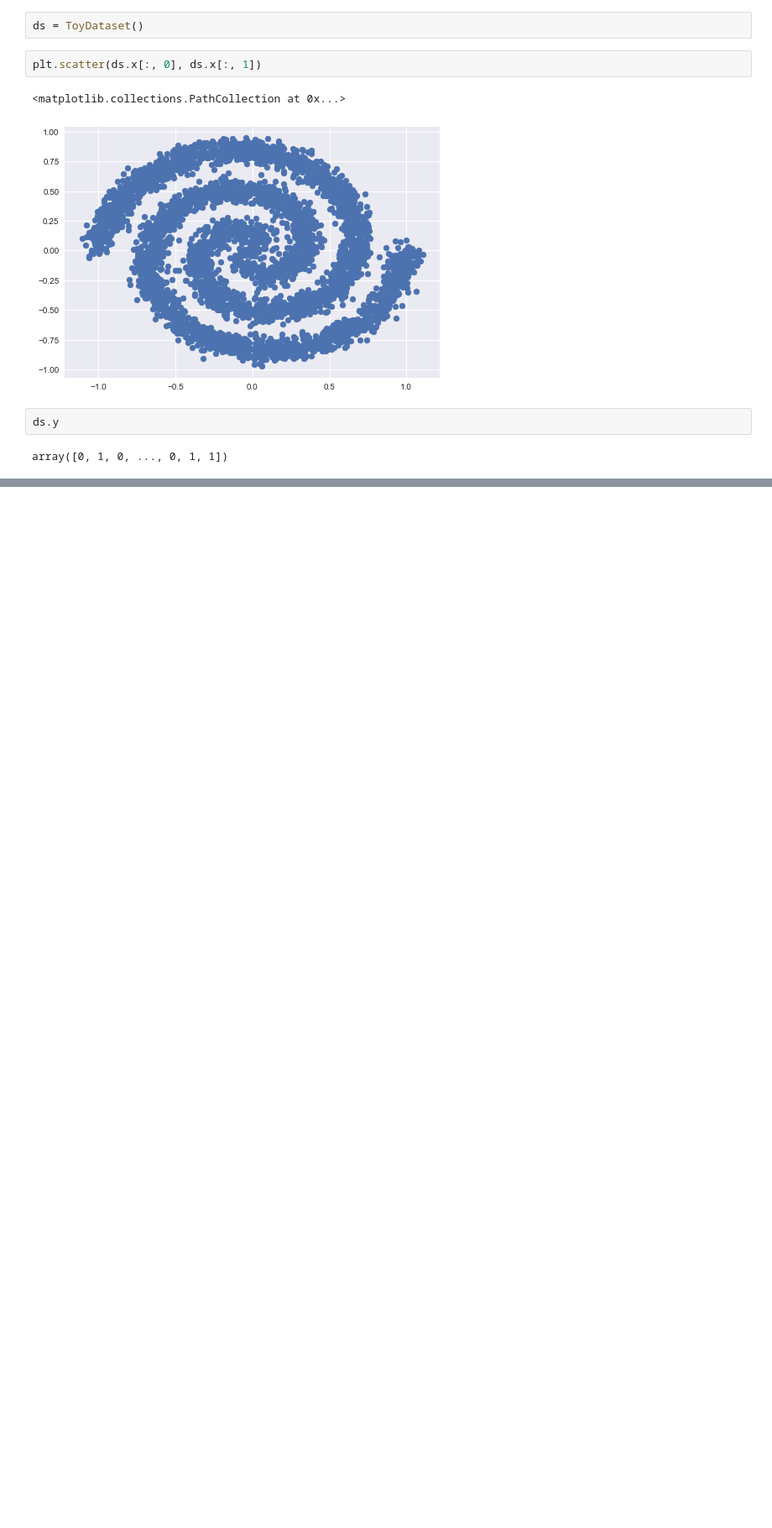
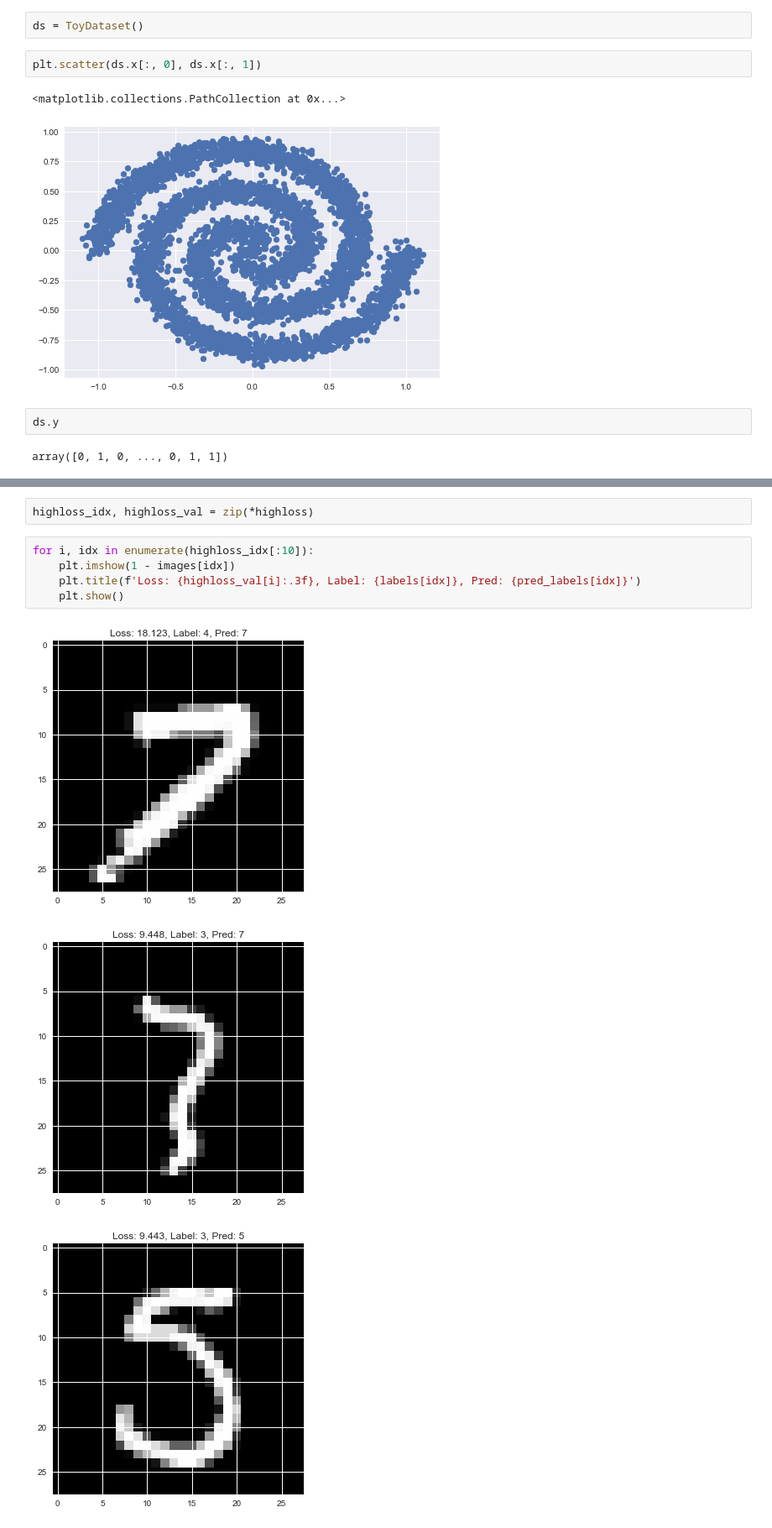
Before and after one commit to gmittal/ai-playground, a Jupyter notebook: nb/scratchpad.ipynb, the cells around one changed output, grey strips where cells are left out. Shown at 84% size. Cells and saved outputs as stored; diff of their text form; blank space fills up the shorter version.

```diff
--- a/nb/scratchpad.ipynb
+++ b/nb/scratchpad.ipynb
@@ -112,0 +169,11 @@ array([0, 1, 0, ..., 0, 1, 1])
+# %%
+highloss_idx, highloss_val = zip(*highloss)
+# %%
+for i, idx in enumerate(highloss_idx[:10]):
+    plt.imshow(1 - images[idx])
+    plt.title(f'Loss: {highloss_val[i]:.3f}, Label: {labels[idx]}, Pred: {pred_labels[idx]}')
+    plt.show()
+# %% [output]
+[figure, added]
+[figure, added]
+[figure, added]
```
Also changed, not shown: parts of 11 cells of this notebook, 3 other files.
